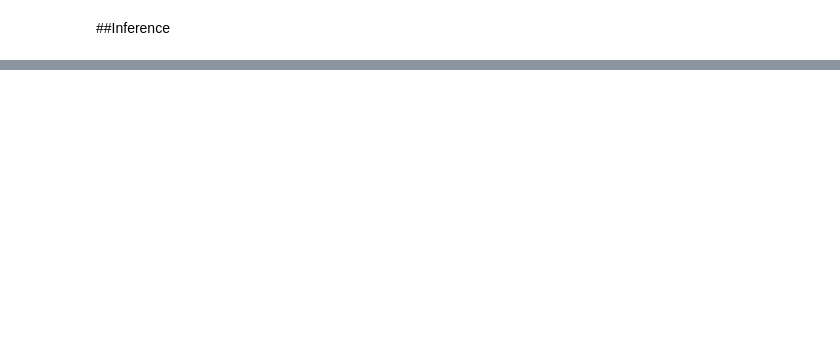
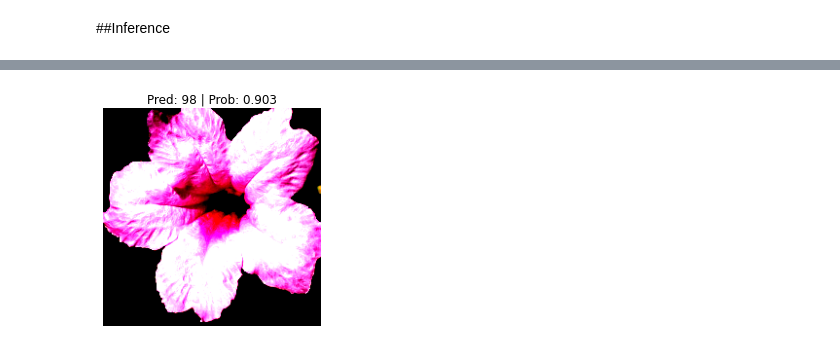
Before and after one commit to rdkworld/AIPND-2022, a Jupyter notebook: Generalized/Train_an_Existing_Pytorch_Model.ipynb, the cells around one changed output, grey strips where cells are left out. Saved outputs shown, nothing was run; the diff lists cells and outputs as text; code cells hidden in the pictures; blank space fills up the shorter version.

```diff
--- a/Generalized/Train_an_Existing_Pytorch_Model.ipynb
+++ b/Generalized/Train_an_Existing_Pytorch_Model.ipynb
@@ -288,17 +286,18 @@ print(f"Pretrained model size: {pretrained_model_size} MB")
 #Check the device and load the checkpoint
 if torch.cuda.is_available():
     device = torch.device("cuda")
-    checkpoint = torch.load(f"{BASE_DIRECTORY}/{MODEL_DIRECTORY}/{MODEL_NAME}_model.pth")
+    checkpoint1 = torch.load(f"{BASE_DIRECTORY}/{MODEL_DIRECTORY}/{MODEL_NAME}_model.pth")
 else:
     device = "cpu" #or torch.device("cpu")
-    checkpoint = torch.load(f"{BASE_DIRECTORY}/{MODEL_DIRECTORY}/{MODEL_NAME}_model.pth", map_location = device)
+    checkpoint1 = torch.load(f"{BASE_DIRECTORY}/{MODEL_DIRECTORY}/{MODEL_NAME}_model.pth", map_location = device)
 print(f"Using {device} device for predicting/inference")
 
 #Load/initialize the model
-pretrained_weights = eval(f"torchvision.models.{MODEL_WEIGHT}_Weights.DEFAULT")
-auto_transforms = pretrained_weights.transforms()
-pretrained_model = eval(f"torchvision.models.{MODEL_NAME}(weights = None)")
-pretrained_model.class_to_idx = checkpoint['class_to_idx']
-pretrained_model.class_names = checkpoint['class_names']
-pretrained_model.load_state_dict(checkpoint['state_dict'])
-pretrained_model.to(device)
+pretrained_weights1 = eval(f"torchvision.models.{MODEL_WEIGHT}_Weights.DEFAULT")
+auto_transforms1 = pretrained_weights1.transforms()
+pretrained_model1 = eval(f"torchvision.models.{MODEL_NAME}(weights = None)")
+pretrained_model1 = model_builder.update_last_layer_pretrained_model(pretrained_model1, NUM_CLASSES, FEATURE_EXTRACT)
+pretrained_model1.class_to_idx = checkpoint1['class_to_idx']
+pretrained_model1.class_names = checkpoint1['class_names']
+pretrained_model1.load_state_dict(checkpoint1['state_dict'])
+pretrained_model1.to(device)
@@ -309,7 +348,8 @@ pretrained_model.to(device)
 # %%
 # Predict on custom image
-custom_image_path = '/flowers/data/test/xx/xxxx.jpg'
+custom_image_path = 'flowers/data/flowers/test/98/image_07787.jpg'
 pred_and_plot_image(model=pretrained_model,
                     image_path=custom_image_path,
                     class_names=class_names,
                     transform=auto_transforms)
+# %% [output]
@@ -315,0 +357 @@ pred_and_plot_image(model=pretrained_model,
+[figure, added]
```
Also changed, not shown: parts of 11 cells of this notebook.
